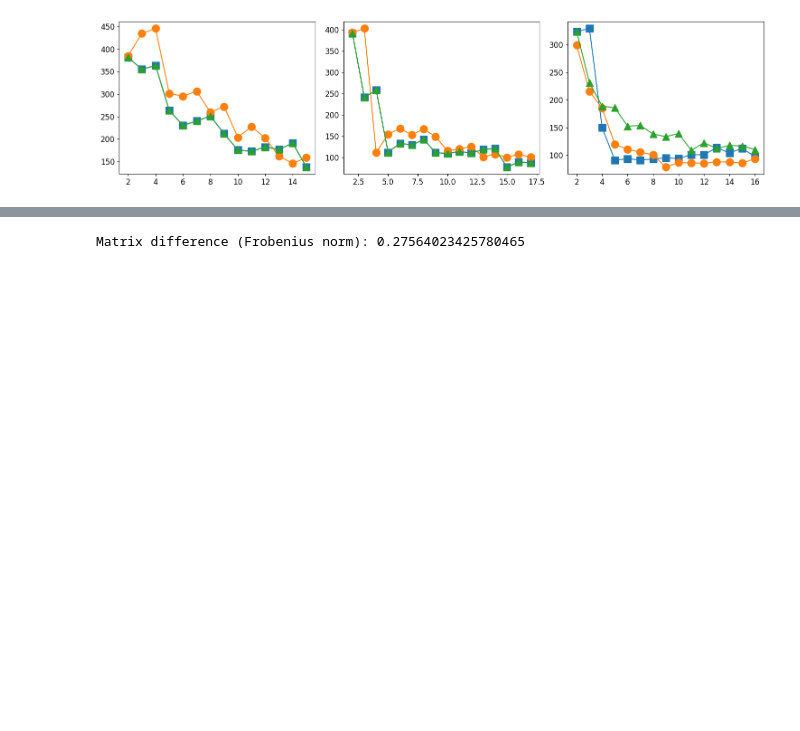
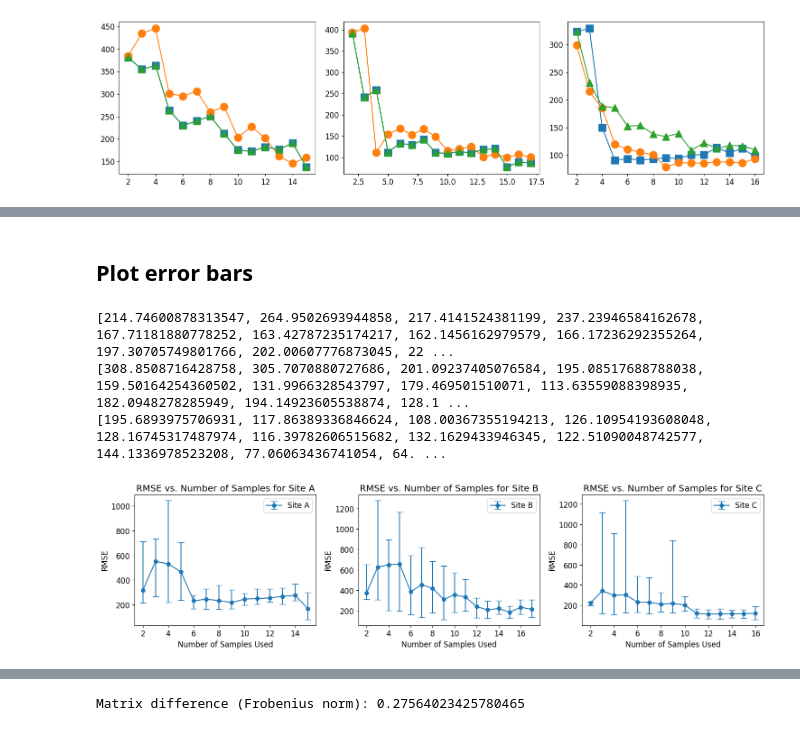
Before and after one commit to MeaganT123/Soft_Sensor_OMP, a Jupyter notebook: soft_sensing_usgs.ipynb, the cells around one changed output, grey strips where cells are left out. Drawn from its saved outputs; the diff is of its cells as text; code cells hidden in the pictures; blank space fills up the shorter version.

```diff
--- a/soft_sensing_usgs.ipynb
+++ b/soft_sensing_usgs.ipynb
@@ -574,10 +800,10 @@ for id in alpha_site_id:
     range_selection[id] = {}
     for n in n_range:
         range_selection[id][n] = {}
-        dict = range_selection[id][n]
+        mat_dict = range_selection[id][n]
         mat_file = scipy.io.loadmat(f'{MATLAB_FILEPATH_ALLSAMP_N}/range{id}{n}.mat')
-        dict['samples'] = mat_file['A'][0]-1 # for matlab to python indexing
-        dict['score'] = mat_file['scores'][0]
+        mat_dict['samples'] = mat_file['A'][0]-1 # for matlab to python indexing
+        mat_dict['score'] = mat_file['scores'][0]
 
 """ read in sample selection out of grab samples we already have (permutating through each correlation matrix that was used to select samples) """
 grabSamp_selection = {}
@@ -588,10 +814,10 @@ for id in alpha_site_id:
     # cycle through kernel used
     for model_id in alpha_site_id:
         grabSamp_selection[id][model_id] = {}
-        dict = grabSamp_selection[id][model_id]
+        mat_dict = grabSamp_selection[id][model_id]
         mat_file = scipy.io.loadmat(f'{MATLAB_FILEPATH_ALLSAMP}/samp{id}{model_id}.mat')
-        dict['samples'] = mat_file['A'][0]-1 # for matlab to python indexing
-        dict['score'] = mat_file['scores'][0]
+        mat_dict['samples'] = mat_file['A'][0]-1 # for matlab to python indexing
+        mat_dict['score'] = mat_file['scores'][0]
 # %% [markdown]
 ## Plot Elbow Curve
 # %%
@@ -893,0 +1387,51 @@ Site C, Model C plotted
+# %% [markdown]
+## Plot error bars
+# %%
+# Plotting the curves with subplots for each site in random_dictionary
+fig, axes = plt.subplots(n_rows, n_cols, figsize=(5* n_cols, 4 * n_rows))
+axes = axes.flatten()
+
+for idx, site_id in enumerate(random_dictionary.keys()):
+    if idx >= len(axes):
+        break  # In case there are more than 3 sites
+
+    ax = axes[idx]
+
+    sample_sizes = []
+    rmse_means = []
+    rmse_mins = []
+    rmse_maxs = []
+
+    for n in random_dictionary[site_id].keys():
+
+        if isinstance(n, np.int64):
+            # print(n)
+            sample_sizes.append(n)
+            rmse_means.append(random_dictionary[site_id][n]['rmse_mean'])
+            rmse_mins.append(random_dictionary[site_id][n]['rmse_best'][0])
+            rmse_maxs.append(random_dictionary[site_id][n]['rmse_worst'][0])
+
+    # Plot the curve with error bars
+    print(rmse_mins)
+    ax.errorbar(sample_sizes, rmse_means, yerr=[np.array(rmse_means) - np.array(rmse_mins), np.array(rmse_maxs) - np.array(rmse_means)],
+                fmt='-o', capsize=5, label=f'Site {site_id}')
+
+    ax.set_xlabel('Number of Samples Used')
+    ax.set_ylabel('RMSE')
+    ax.set_title(f'RMSE vs. Number of Samples for Site {site_id}')
+    ax.legend()
+
+    # Force x-axis to have integer ticks
+    ax.xaxis.set_major_locator(ticker.MaxNLocator(integer=True))
+
+# Hide any unused subplots if random_dictionary has less than 3 sites
+for i in range(len(random_dictionary), len(axes)):
+    fig.delaxes(axes[i])
+
+plt.tight_layout()
+# plt.show()
+# %% [output]
+[214.74600878313547, 264.9502693944858, 217.4141524381199, 237.23946584162678, 167.71181880778252, 163.42787235174217, 162.1456162979579, 166.17236292355264, 197.30705749801766, 202.00607776873045, 22 ...
+[308.8508716428758, 305.7070880727686, 201.09237405076584, 195.08517688788038, 159.50164254360502, 131.9966328543797, 179.469501510071, 113.63559088398935, 182.0948278285949, 194.14923605538874, 128.1 ...
+[195.6893975706931, 117.86389336846624, 108.00367355194213, 126.10954193608048, 128.16745317487974, 116.39782606515682, 132.1629433946345, 122.51090048742577, 144.1336978523208, 77.06063436741054, 64. ...
+[figure, added]
```
Also changed, not shown: parts of 13 cells of this notebook, 2 other files.
